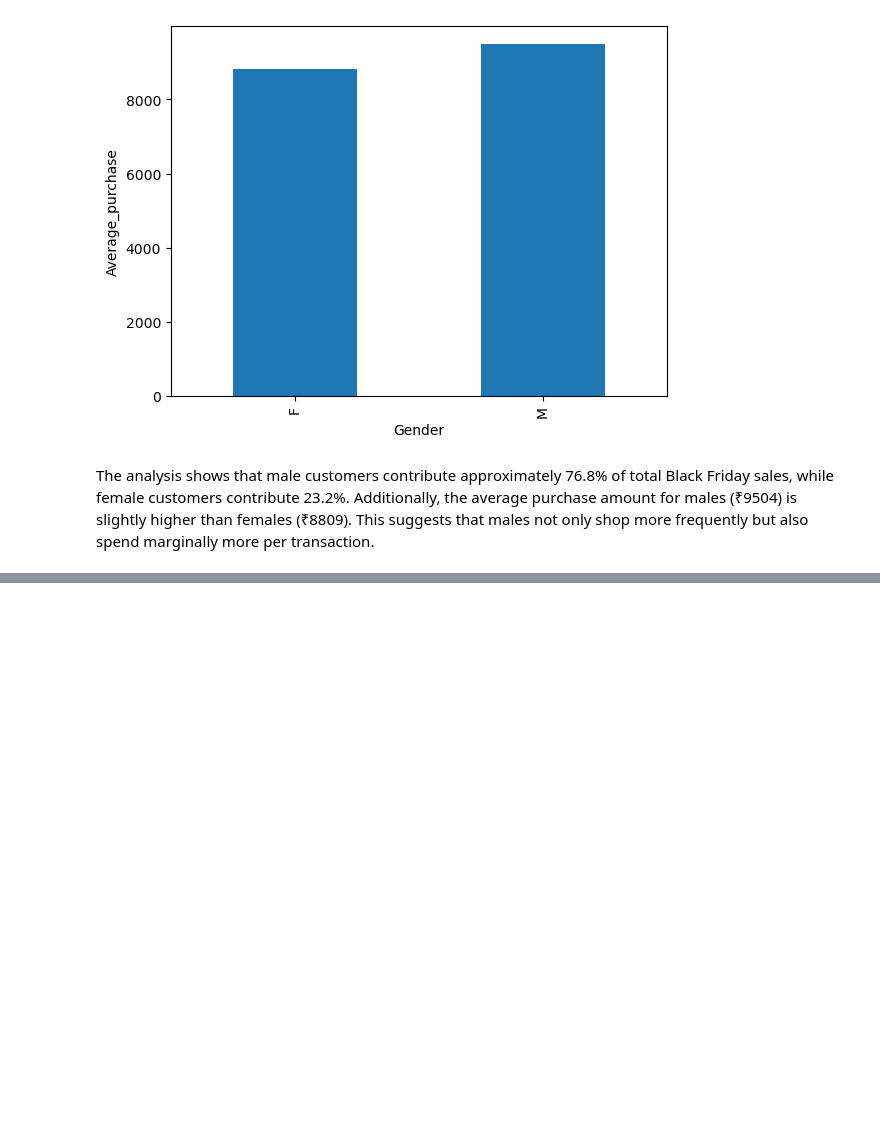
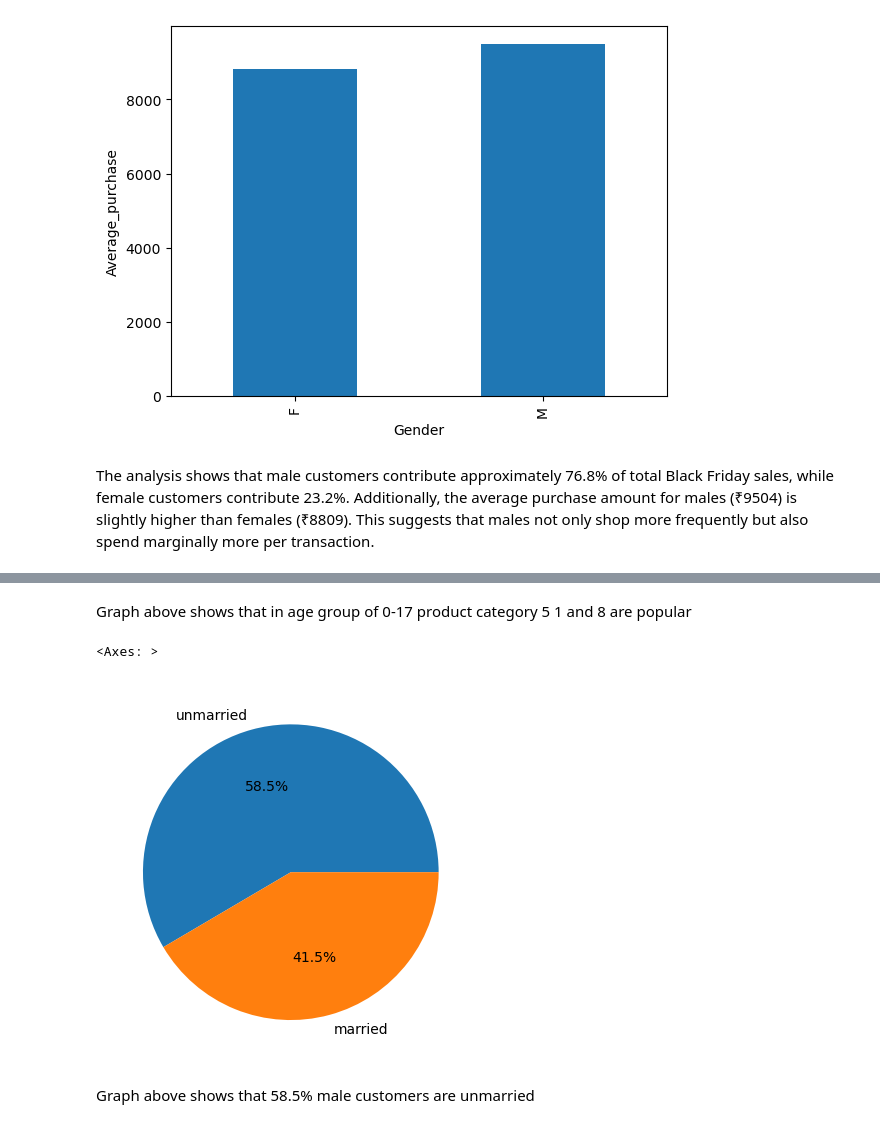
Before and after one commit to Darsh-Paliwal/Black_friday_sales_analysis, a Jupyter notebook: Project2.ipynb, the cells around one changed output, grey strips where cells are left out. Saved outputs shown, nothing was run; the diff lists cells and outputs as text; code cells hidden in the pictures; blank space fills up the shorter version.

Commit message:
Analysis of Age and marital Status

```diff
--- a/Project2.ipynb
+++ b/Project2.ipynb
@@ -159,0 +197,9 @@ The analysis shows that male customers contribute approximately 76.8% of total B
+# %% [markdown]
+Graph above shows that in age group of 0-17 product category 5 1 and 8 are popular
+# %%
+df[df['Gender']=='M'].drop_duplicates('User_ID').groupby(by='Marital_Status').size().plot(kind='pie' , autopct='%.1f%%' , labels={'unmarried' ,'married'})
+# %% [output]
+<Axes: >
+[figure, added]
+# %% [markdown]
+Graph above shows that 58.5% male customers are unmarried
```
Also changed, not shown: parts of 7 cells of this notebook.
